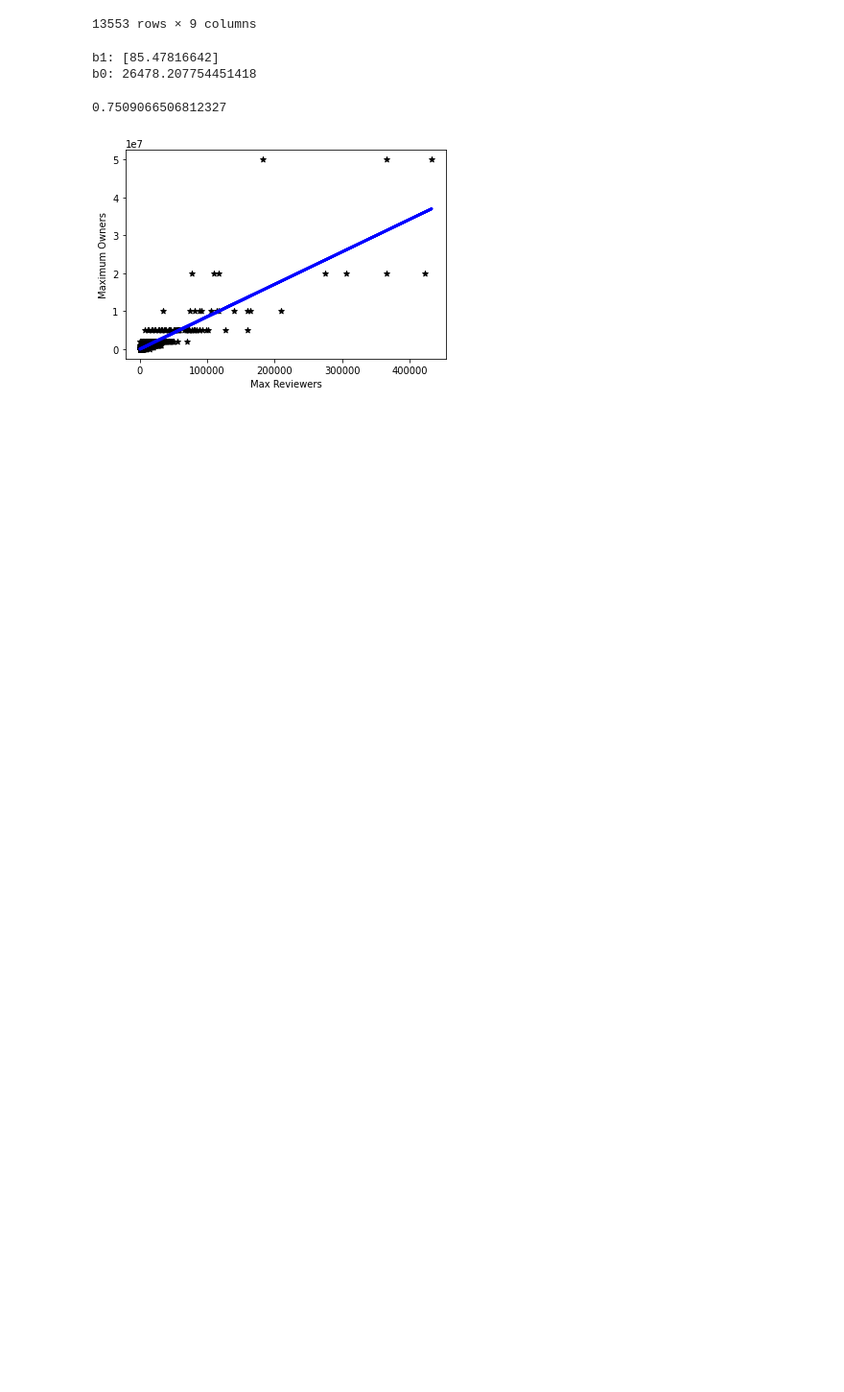
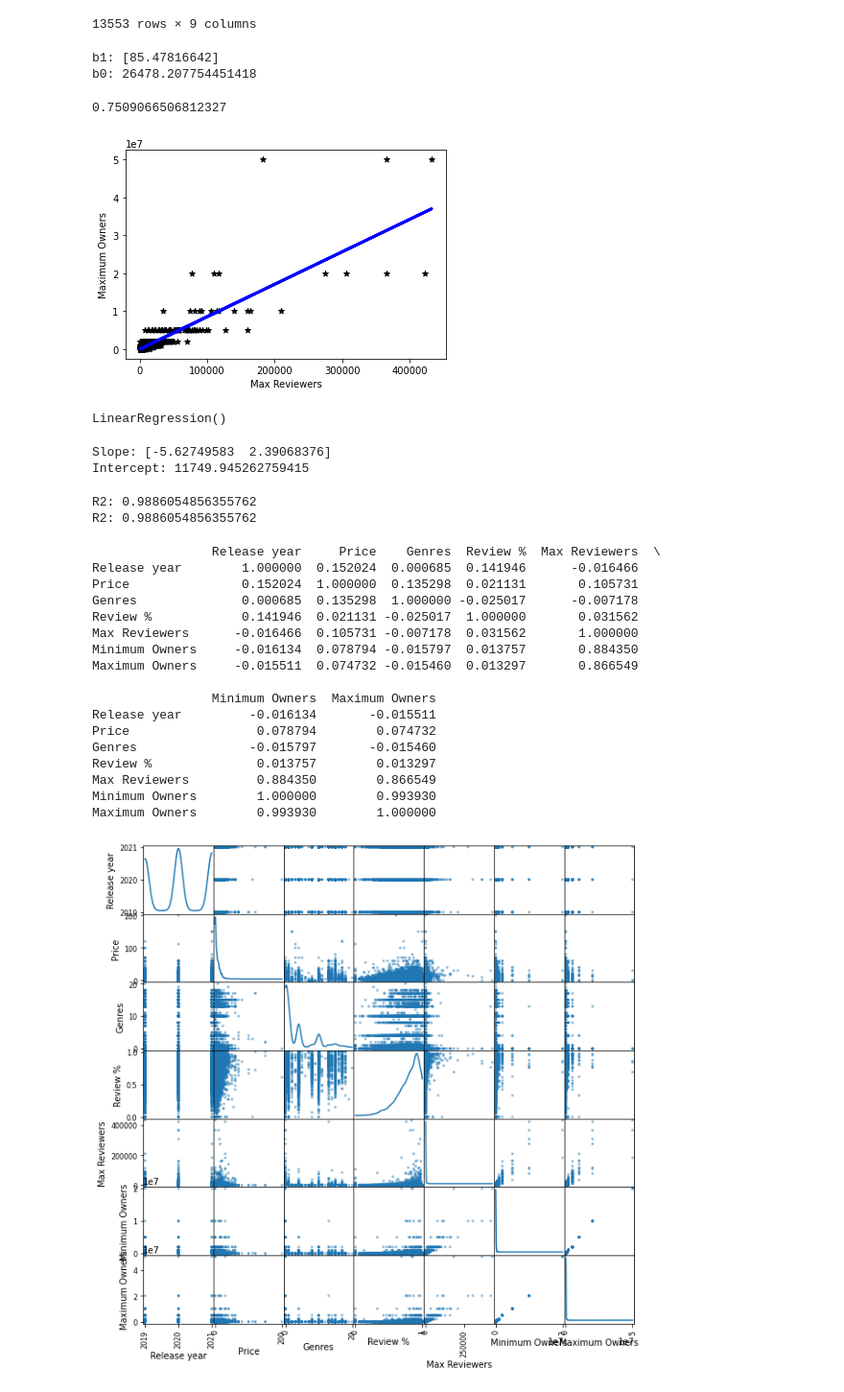
Before and after one commit to lolsniperftw/Sales-Amount-Project, a Jupyter notebook: games-sale-project.ipynb, the cells around one changed output. Shown: that part at 96% size. Saved outputs shown, nothing was run; the diff lists cells and outputs as text; code cells hidden in the pictures; blank space fills up the shorter version.

Commit message:
Added multiple linear regression

```diff
--- a/games-sale-project.ipynb
+++ b/games-sale-project.ipynb
@@ -253,3 +253,46 @@ plt.ylabel('Maximum Owners')
 plt.show()
 # %% [output]
 [figure]
+# %%
+lr = linear_model.LinearRegression() # create a linear regression object
+
+x = df_final[['Max Reviewers', 'Minimum Owners']]
+y = df_final['Maximum Owners']
+lr.fit(X=x, y=y)
+# %% [output]
+LinearRegression()
+# %%
+print("Slope:",lr.coef_)
+print("Intercept:",lr.intercept_)
+# %% [output]
+Slope: [-5.62749583  2.39068376]
+Intercept: 11749.945262759415
+# %%
+print("R2:",lr.score(x,y))
+print("R2:",r2_score(y,lr.predict(x.values)))
+# %% [output]
+R2: 0.9886054856355762
+R2: 0.9886054856355762
+# %%
+print(df_final.corr())
+pd.plotting.scatter_matrix(df_final, figsize=(10, 10), diagonal='kde')
+plt.show()
+# %% [output]
+                Release year     Price    Genres  Review %  Max Reviewers  \
+Release year        1.000000  0.152024  0.000685  0.141946      -0.016466
+Price               0.152024  1.000000  0.135298  0.021131       0.105731
+Genres              0.000685  0.135298  1.000000 -0.025017      -0.007178
+Review %            0.141946  0.021131 -0.025017  1.000000       0.031562
+Max Reviewers      -0.016466  0.105731 -0.007178  0.031562       1.000000
+Minimum Owners     -0.016134  0.078794 -0.015797  0.013757       0.884350
+Maximum Owners     -0.015511  0.074732 -0.015460  0.013297       0.866549
+
+                Minimum Owners  Maximum Owners
+Release year         -0.016134       -0.015511
+Price                 0.078794        0.074732
+Genres               -0.015797       -0.015460
+Review %              0.013757        0.013297
+Max Reviewers         0.884350        0.866549
+Minimum Owners        1.000000        0.993930
+Maximum Owners        0.993930        1.000000
+[figure, added]
```
